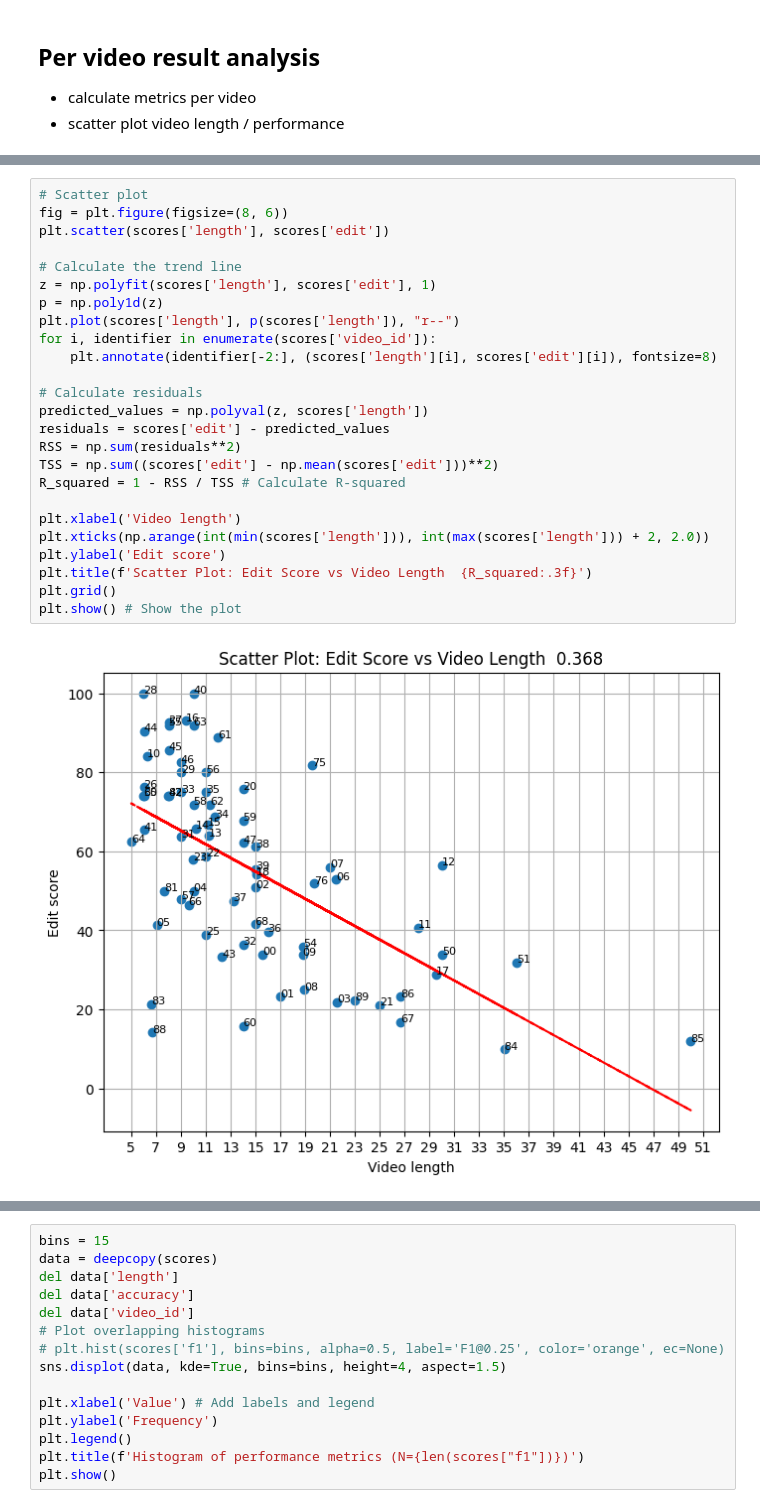
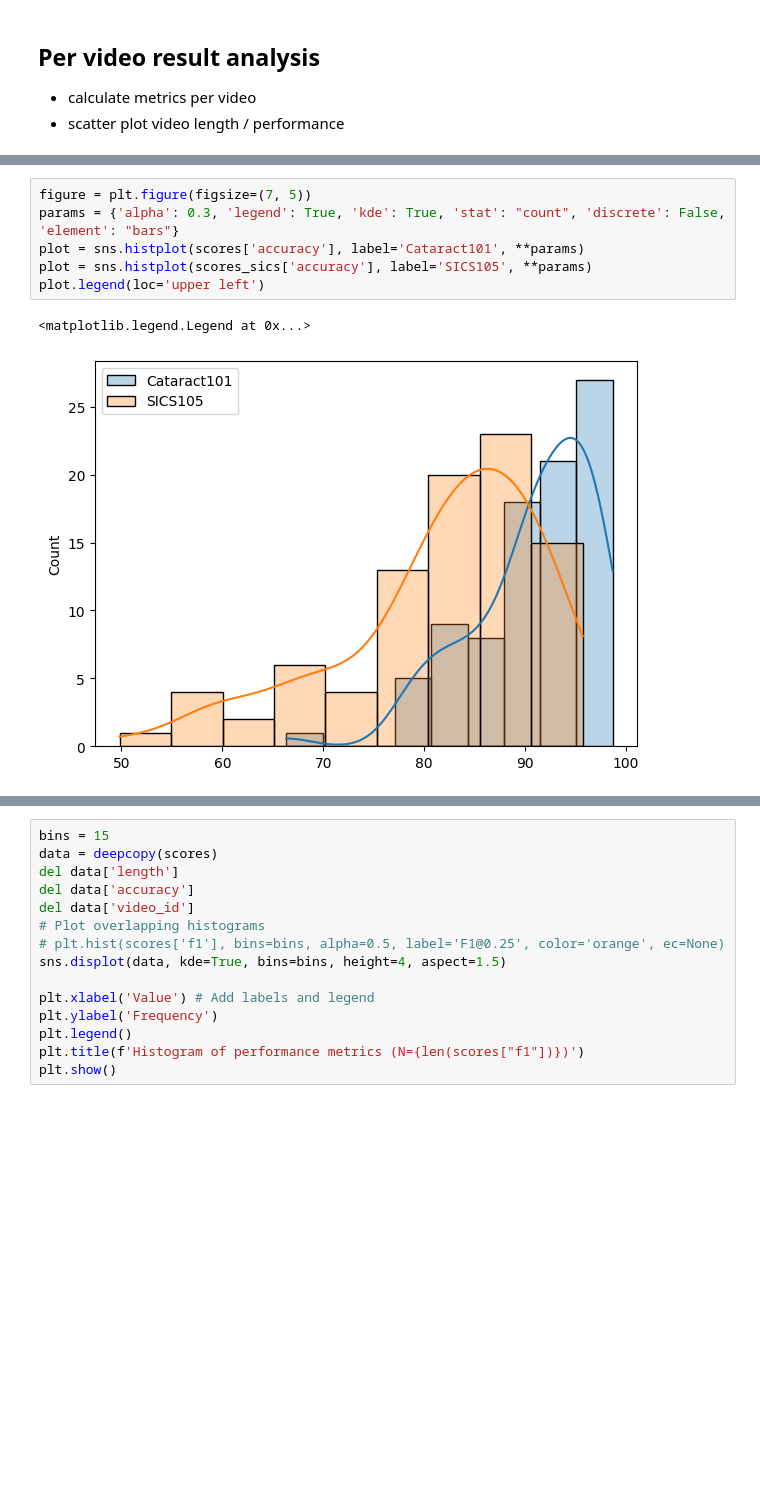
Before and after one commit to Bhuvan-21/MS-TCN2-med, a Jupyter notebook: notebooks/per_video_evaluation.ipynb, the cells around one changed output, grey strips where cells are left out. Cells and saved outputs as stored; diff of their text form; blank space fills up the shorter version.

```diff
--- a/notebooks/per_video_evaluation.ipynb
+++ b/notebooks/per_video_evaluation.ipynb
@@ -71,27 +93,9 @@ Average edit score: 55.71, average f1 score: 57.20, average accuracy: 71.12
-# %%
-# Scatter plot
-fig = plt.figure(figsize=(8, 6))
-plt.scatter(scores['length'], scores['edit'])
-
-# Calculate the trend line
-z = np.polyfit(scores['length'], scores['edit'], 1)
-p = np.poly1d(z)
-plt.plot(scores['length'], p(scores['length']), "r--")
-for i, identifier in enumerate(scores['video_id']):
-    plt.annotate(identifier[-2:], (scores['length'][i], scores['edit'][i]), fontsize=8)
-
-# Calculate residuals
-predicted_values = np.polyval(z, scores['length'])
-residuals = scores['edit'] - predicted_values
-RSS = np.sum(residuals**2)
-TSS = np.sum((scores['edit'] - np.mean(scores['edit']))**2)
-R_squared = 1 - RSS / TSS # Calculate R-squared
-
-plt.xlabel('Video length')
-plt.xticks(np.arange(int(min(scores['length'])), int(max(scores['length'])) + 2, 2.0))
-plt.ylabel('Edit score')
-plt.title(f'Scatter Plot: Edit Score vs Video Length  {R_squared:.3f}')
-plt.grid()
-plt.show() # Show the plot
-# %% [output]
-[figure, removed]
+# %%
+figure = plt.figure(figsize=(7, 5))
+params = {'alpha': 0.3, 'legend': True, 'kde': True, 'stat': "count", 'discrete': False, 'element': "bars"}
+plot = sns.histplot(scores['accuracy'], label='Cataract101', **params)
+plot = sns.histplot(scores_sics['accuracy'], label='SICS105', **params)
+plot.legend(loc='upper left')
+# %% [output]
+<matplotlib.legend.Legend at 0x...>
+[figure, added]
```
Also changed, not shown: parts of 5 cells of this notebook.
